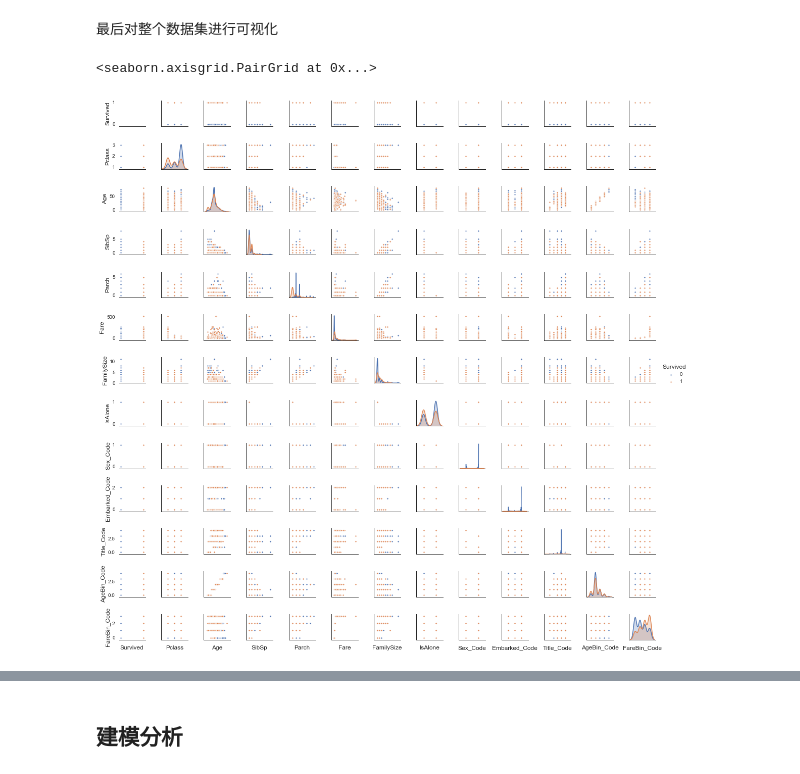
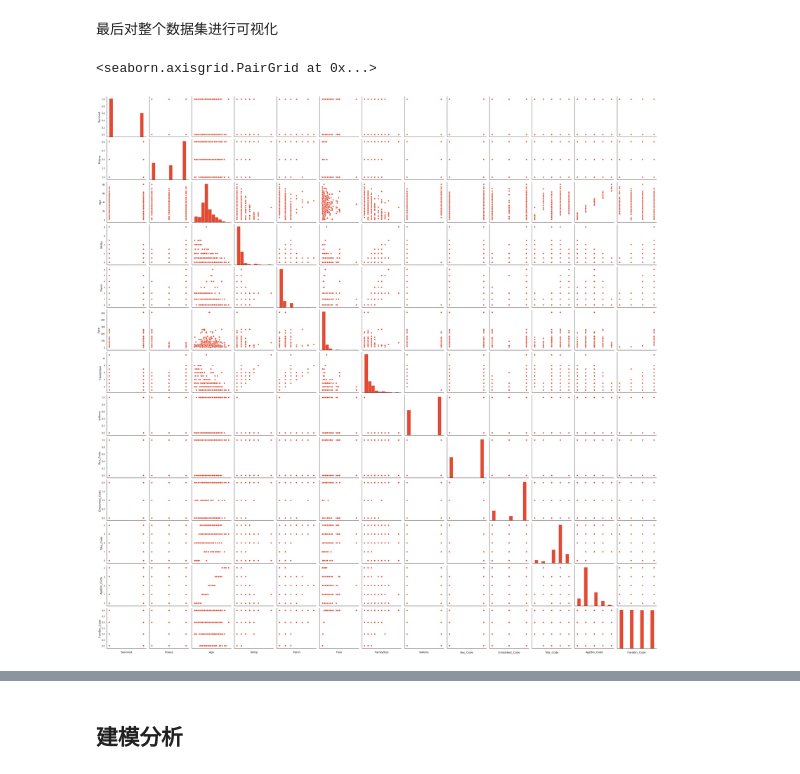
Before and after one commit to linyuexi/commity_exercise, a Jupyter notebook: kaggle/kaggle/kaggle.ipynb, the cells around one changed output, grey strips where cells are left out. Cells and saved outputs as stored; diff of their text form; code cells hidden in the pictures.

```diff
--- a/kaggle/kaggle/kaggle.ipynb
+++ b/kaggle/kaggle/kaggle.ipynb
@@ -568,11 +565,11 @@ h.add_legend()
 # %% [markdown]
 最后对整个数据集进行可视化
 # %%
-pp = sns.pairplot(data1, hue = 'Survived', palette = 'deep', size=1.2, diag_kind = 'kde', diag_kws=dict(shade=True), plot_kws=dict(s=10) )
+pp = sns.pairplot(data1)
 pp.set(xticklabels=[])
 # %% [output]
 <seaborn.axisgrid.PairGrid at 0x...>
-[figure, old version]
+[figure, new version]
 # %%
 def correlation_heatmap(df):
     _ , ax = plt.subplots(figsize =(14, 12))
```
Also changed, not shown: parts of 26 cells of this notebook, 1 other file.
